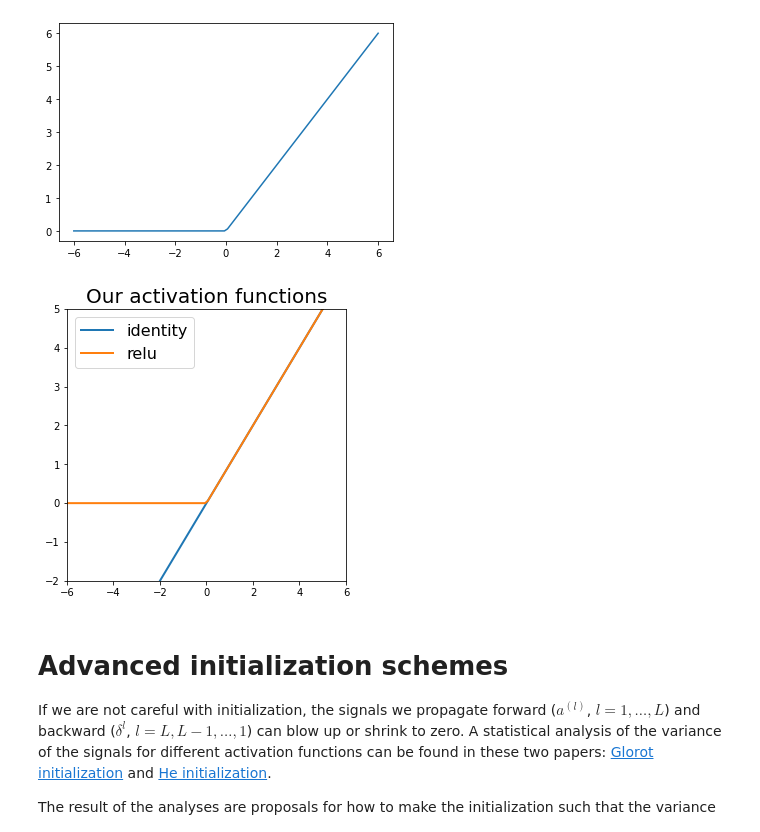
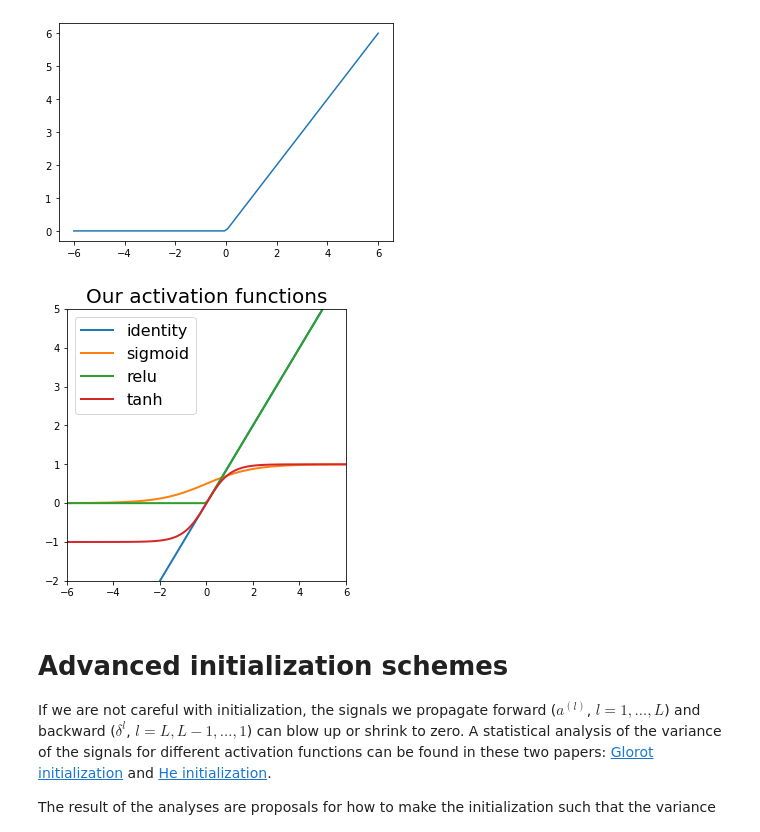
Before and after one commit to DrJupiter/02456-deep-learning-with-PyTorch, a Jupyter notebook: 2_Feedforward_Python/2.1-FNN-AutoDif-Nanograd.ipynb, the cells around one changed output. Saved outputs shown, nothing was run; the diff lists cells and outputs as text; code cells hidden in the pictures.

```diff
--- a/2_Feedforward_Python/2.1-FNN-AutoDif-Nanograd.ipynb
+++ b/2_Feedforward_Python/2.1-FNN-AutoDif-Nanograd.ipynb
@@ -28,7 +28,7 @@ The [Nanograd](https://github.com/rasmusbergpalm/nanograd) framework defines a c
 # %%
 # Copy and pasted from https://github.com/rasmusbergpalm/nanograd/blob/main/nanograd.py
 
-from math import exp, log
+from math import exp, log, tanh, cosh
 
 class Var:
     """
@@ -74,8 +74,24 @@ class Var:
     def relu(self):
         return Var(self.v if self.v > 0.0 else 0.0, lambda: [(self, 1.0 if self.v > 0.0 else 0.0)])
 
-    def identity(self): # <- remove before distribution
+    # The following functions are for question h)
+
+    def identity(self): # <- remove before distribution. Was not removed :).
         return self
+
+    def tanh(self):
+        return Var(tanh(self.v), lambda: [(self, 1/(cosh(self.v))**2)])
+
+    def sigmoid(self):
+        return Var(1/(1+exp((-1)*self.v)), lambda: [(self,1/(1+exp((-1)*self.v)) * (1-1/(1+exp((-1)*self.v)))) ])
+
+    # The following functions are for question k)
+
+    def exp(self):
+        return Var(exp(self.v), lambda: [(self, exp(self.v))])
+
+    def log(self):
+        return Var(log(self.v, lambda: [(self, 1/self.v)]))
 # %% [markdown]
 A few examples illustrate how we can use this:
 # %%
@@ -435,23 +561,23 @@ plt.plot(x,y)
 # %%
 # Testing all activation layers
 
 x = np.linspace(-6, 6, 100)
 units = {
     "identity": lambda x: x.identity(),
-    #"sigmoid": lambda x: x.sigmoid(),  <- uncomment before sharing
+    "sigmoid": lambda x: x.sigmoid(),
     "relu": lambda x: x.relu(),
-    #"tanh": lambda x: x.tanh() <- uncomment before sharing
+    "tanh": lambda x: x.tanh()
 }
 
 plt.figure(figsize=(5, 5))
 [plt.plot(x, Var_to_nparray(forward(nparray_to_Var(x), [DenseLayer(1, 1, unit, initializer = ConstantInitializer(1.0))]) ), label=unit_name, lw=2) for unit_name, unit in units.items()] # unit(nparray_to_Var(x))), label=unit_name, lw=2) for unit_name, unit in units.items()]
 plt.legend(loc=2, fontsize=16)
 plt.title('Our activation functions', fontsize=20)
 plt.ylim([-2, 5])
 plt.xlim([-6, 6])
 plt.show()
 # %% [output]
-[figure, old version]
+[figure, new version]
 # %% [markdown]
 # Advanced initialization schemes
 
```
Also changed, not shown: parts of 33 cells of this notebook, 1 other file.
